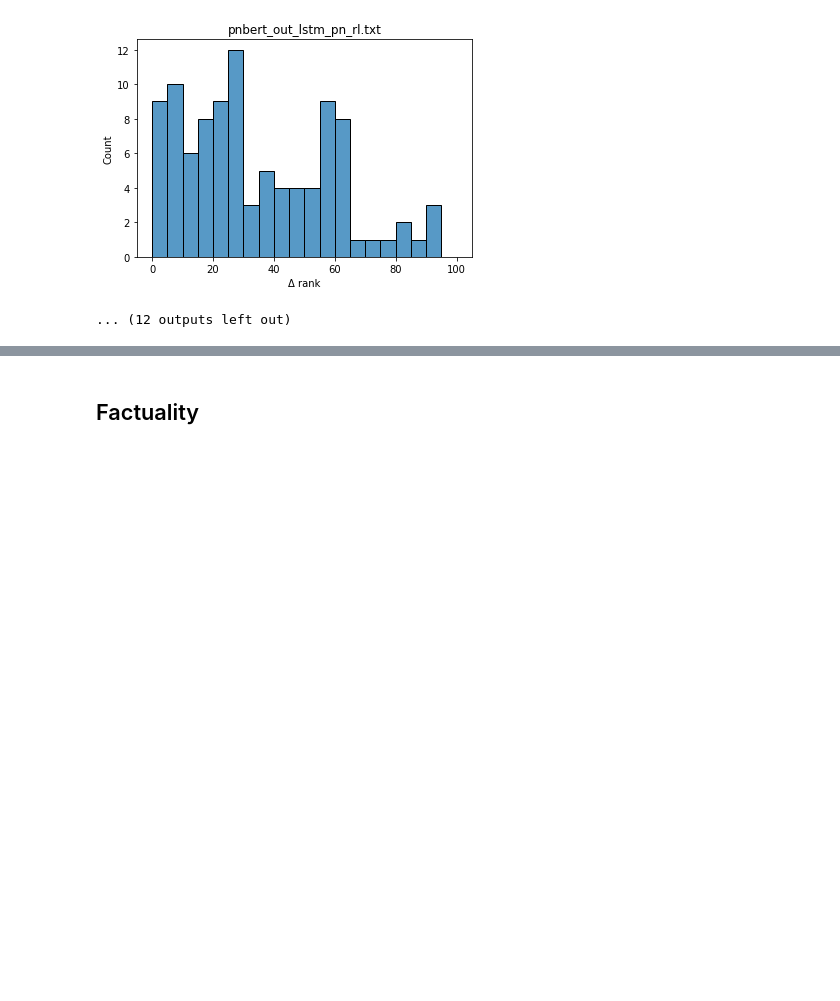
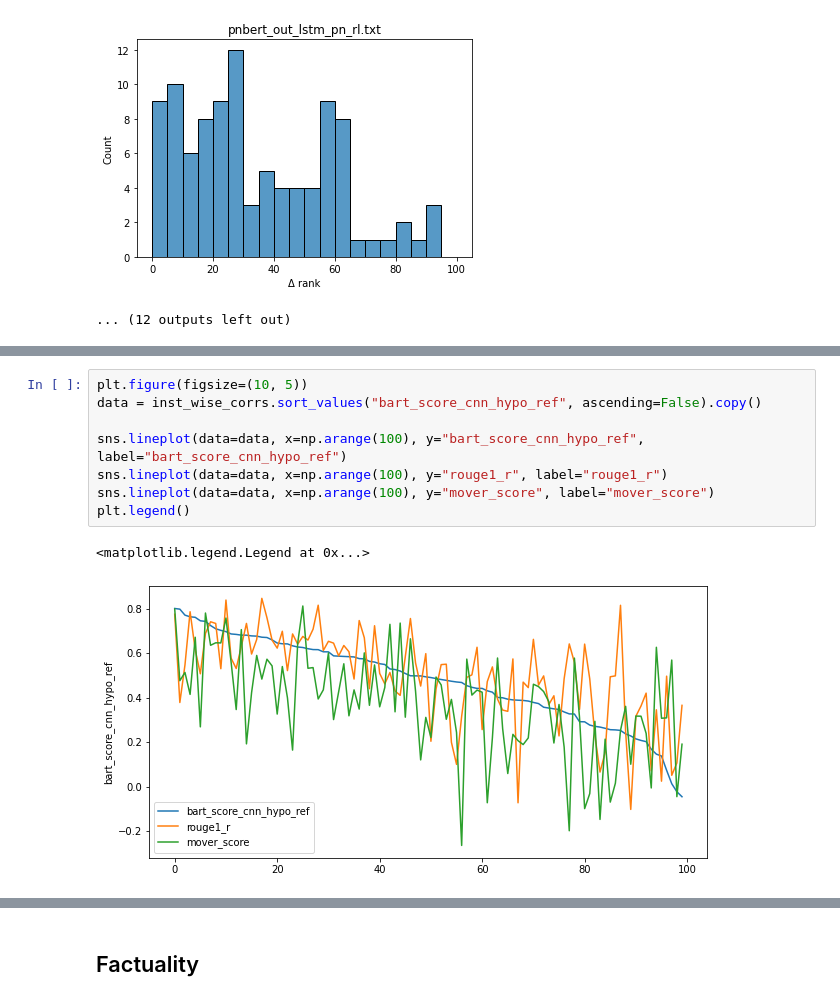
Before and after one commit to PastelBelem8/BARTScore, a Jupyter notebook: analysis.ipynb, the cells around one changed output, grey strips where cells are left out. Cells and saved outputs as stored; diff of their text form; blank space fills up the shorter version.

```diff
--- a/analysis.ipynb
+++ b/analysis.ipynb
@@ -375,0 +480,11 @@ sns.regplot(data=data, y="candidate_len", x="bart_score_cnn_hypo_ref")
+# %%
+plt.figure(figsize=(10, 5))
+data = inst_wise_corrs.sort_values("bart_score_cnn_hypo_ref", ascending=False).copy()
+
+sns.lineplot(data=data, x=np.arange(100), y="bart_score_cnn_hypo_ref", label="bart_score_cnn_hypo_ref")
+sns.lineplot(data=data, x=np.arange(100), y="rouge1_r", label="rouge1_r")
+sns.lineplot(data=data, x=np.arange(100), y="mover_score", label="mover_score")
+plt.legend()
+# %% [output]
+<matplotlib.legend.Legend at 0x...>
+[figure, added]
```
Also changed, not shown: parts of 13 cells of this notebook.
